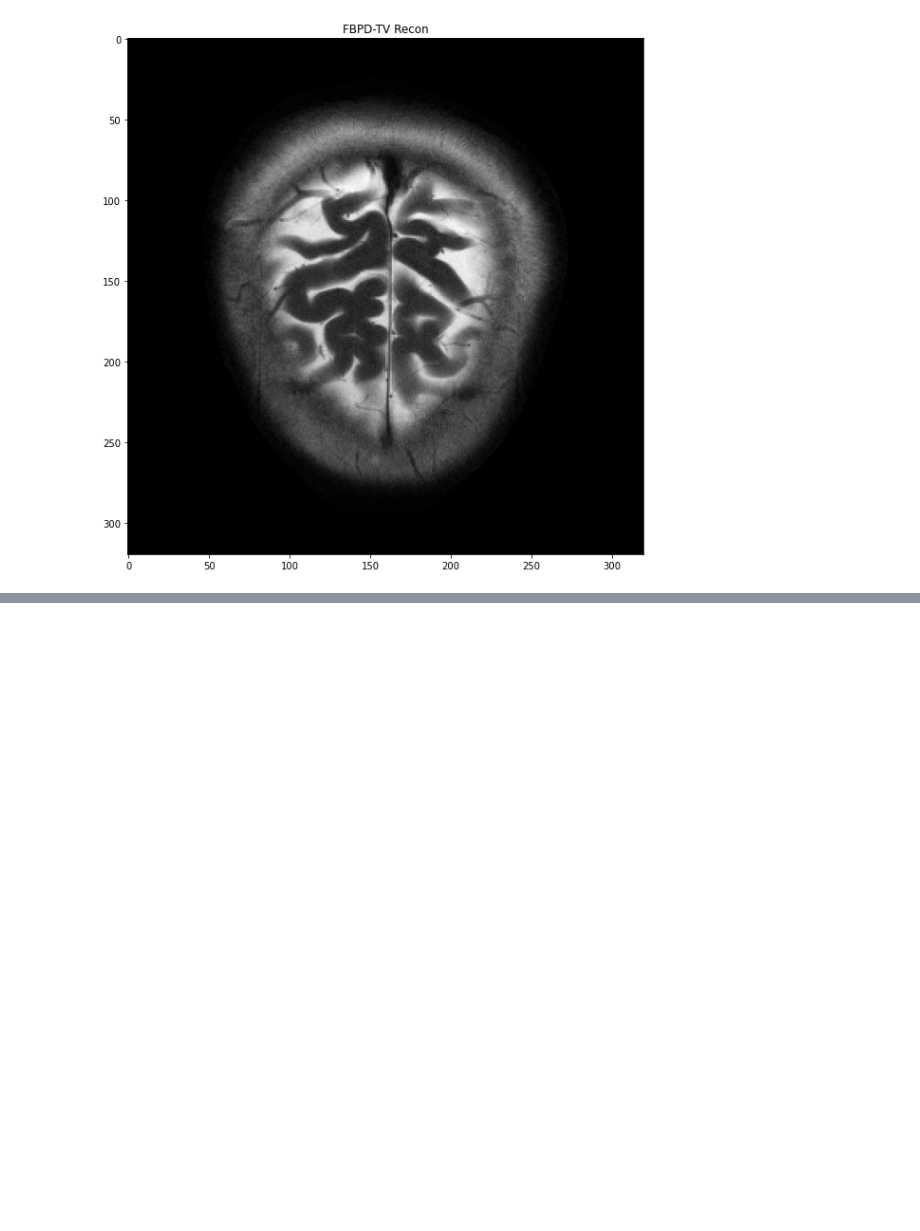
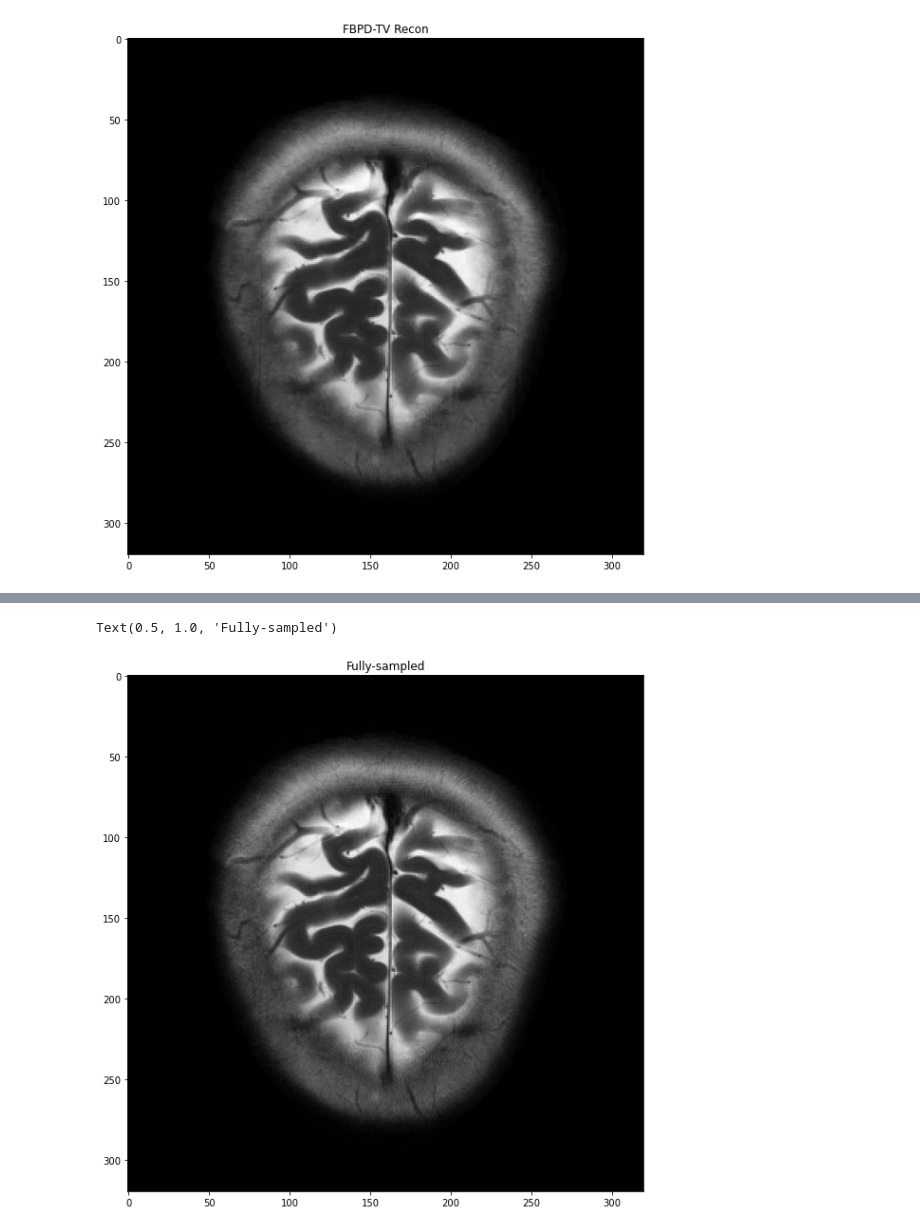
Before and after one commit to guanhuaw/MIRTorch, a Jupyter notebook: examples/demo_cs.ipynb, the cells around one changed output, grey strips where cells are left out. Drawn from its saved outputs; the diff is of its cells as text; code cells hidden in the pictures; blank space fills up the shorter version.

```diff
--- a/examples/demo_cs.ipynb
+++ b/examples/demo_cs.ipynb
@@ -124,2 +140,9 @@ Text(0.5, 1.0, 'FBPD-TV Recon')
+# %%
+plt.figure(figsize=(20,10))
+plt.imshow(((torch.abs((I_gt[0,0,:,:])))).cpu().data.numpy(),cmap='gray')
+plt.title('Fully-sampled')
+# %% [output]
+Text(0.5, 1.0, 'Fully-sampled')
+[figure, added]
 # %%
 plt.plot(loss_fs_wavelet)
```
Also changed, not shown: parts of 22 cells of this notebook, 16 other files.
